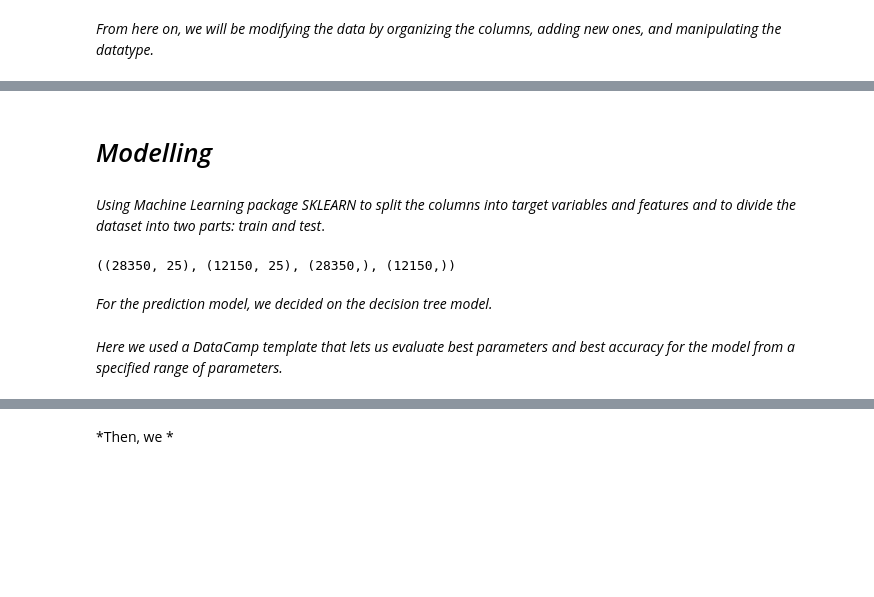
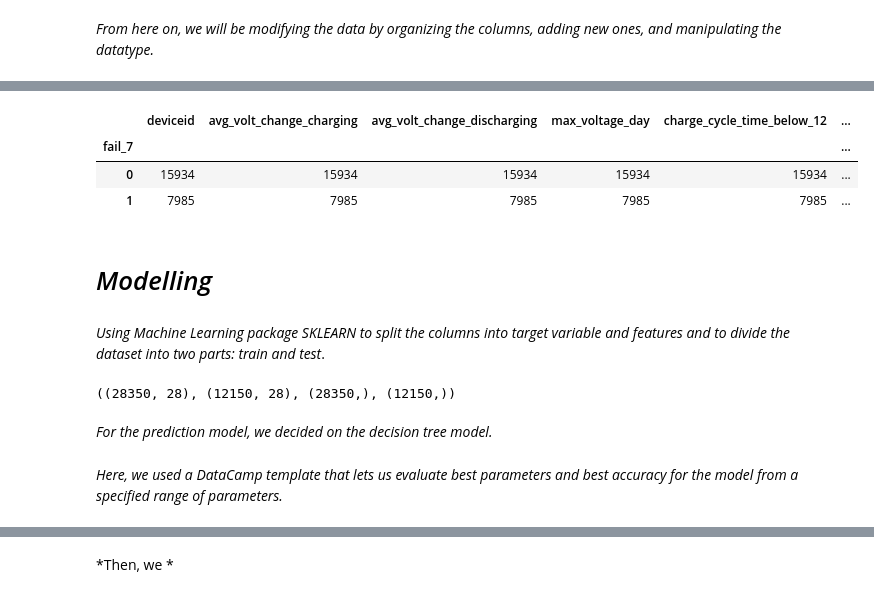
Before and after one commit to natalia-kurbakova/Baruch-Data-Challenge, a Jupyter notebook: Final python notebook - draft.ipynb, the cells around one changed output, grey strips where cells are left out. Drawn from its saved outputs; the diff is of its cells as text; code cells hidden in the pictures; blank space fills up the shorter version.

```diff
--- a/Final python notebook - draft.ipynb
+++ b/Final python notebook - draft.ipynb
@@ -103,8 +103,8 @@ train = train.drop(columns=list_of_field_names_with_nan)
 # %% [markdown]
 *From here on, we will be modifying the data by organizing the columns, adding new ones, and manipulating the datatype.*
 # %%
-#changing the datetime format in Date Deployed
-train['Date Deployed'] = pd.to_datetime(train['Date Deployed']).dt.strftime('%Y%m%d')
+#changing the datetime format in Date Deployed --- adding dashes to date!
+train['Date Deployed'] = pd.to_datetime(train['Date Deployed']).dt.strftime('%Y-%m-%d')
 
 
 #creating new dataframe with reordered columns for better data understanding
@@ -115,3 +115,18 @@ new_df = train.reindex(columns=['deviceid', 'avg_volt_change_charging', 'avg_vol
                                 'charging_rate_lag4', 'charging_rate_lag3',
                                 'discharging_rate_lag4', 'discharging_rate_lag3',
                                 'avg_time_charging', 'avg_time_discharging', 'cycle_time', 'chargecycles', 'dischargecycles', 'piececount', 'total_off_time', 'number_times_restart'])
+# %%
+
+years=[]
+months=[]
+
+for dates in new_df['Date Deployed']:
+    dates = dates.split("-")
+    year = int(dates[0])
+    month = int(dates[1])
+    years.append(year)
+    months.append(month)
+
+new_df['Year Deployed'] = years
+new_df['Month Deployed'] = months
+new_df.info()
@@ -118,14 +151,27 @@ new_df = train.reindex(columns=['deviceid', 'avg_volt_change_charging', 'avg_vol
+# %%
+new_df['Date Deployed'] = pd.to_datetime(new_df['Date Deployed']).dt.strftime('%Y%m%d')
+new_df['Date Deployed'] = new_df['Date Deployed'].astype(int)
 # %%
+'''
 #changing datatype of Date Deployed column so it can be considered when building the prediction
-new_df['Date Deployed'] = new_df['Date Deployed'].astype(float)
+new_df['Date Deployed'] = new_df['Date Deployed'].astype(int)
 
 
 #setting device ID as new dataframe index
 new_df.set_index("deviceid", inplace=True)
+'''
+# %%
+abnormal_cycle_time = new_df[new_df['charge_cycle_time_below_12']==True]
+abnormal_cycle_time.groupby('fail_7').count()
+# %% [output]
+|  | deviceid | avg_volt_change_charging | avg_volt_change_discharging | max_voltage_day | charge_cycle_time_below_12 | ... |
+| fail_7 |  |  |  |  |  | ... |
+| 0 | 15934 | 15934 | 15934 | 15934 | 15934 | ... |
+| 1 | 7985 | 7985 | 7985 | 7985 | 7985 | ... |
 # %% [markdown]
 # *Modelling*
 # %% [markdown]
-*Using Machine Learning package SKLEARN to split the columns into target variables and features and to divide the dataset into two parts: train and test*.
+*Using Machine Learning package SKLEARN to split the columns into target variable and features and to divide the dataset into two parts: train and test*.
 # %%
 #split the data into two DataFrames: X (features) and y (target variable)
 y = new_df["fail_7"]  # Specify fail_7 as the target variable
@@ -139,11 +185,11 @@ X_train, X_test, y_train, y_test = train_test_split(
 #show the size of subsets
 X_train.shape, X_test.shape, y_train.shape, y_test.shape
 # %% [output]
-((28350, 25), (12150, 25), (28350,), (12150,))
+((28350, 28), (12150, 28), (28350,), (12150,))
 # %% [markdown]
 *For the prediction model, we decided on the decision tree model.*
 # %% [markdown]
-*Here we used a DataCamp template that lets us evaluate best parameters and best accuracy for the model from a specified range of parameters.*
+*Here, we used a DataCamp template that lets us evaluate best parameters and best accuracy for the model from a specified range of parameters.*
 # %%
 # Define a parameter grid with distributions of possible parameters to use
 random_state_param_grid = {
```
Also changed, not shown: parts of 2 cells of this notebook.
